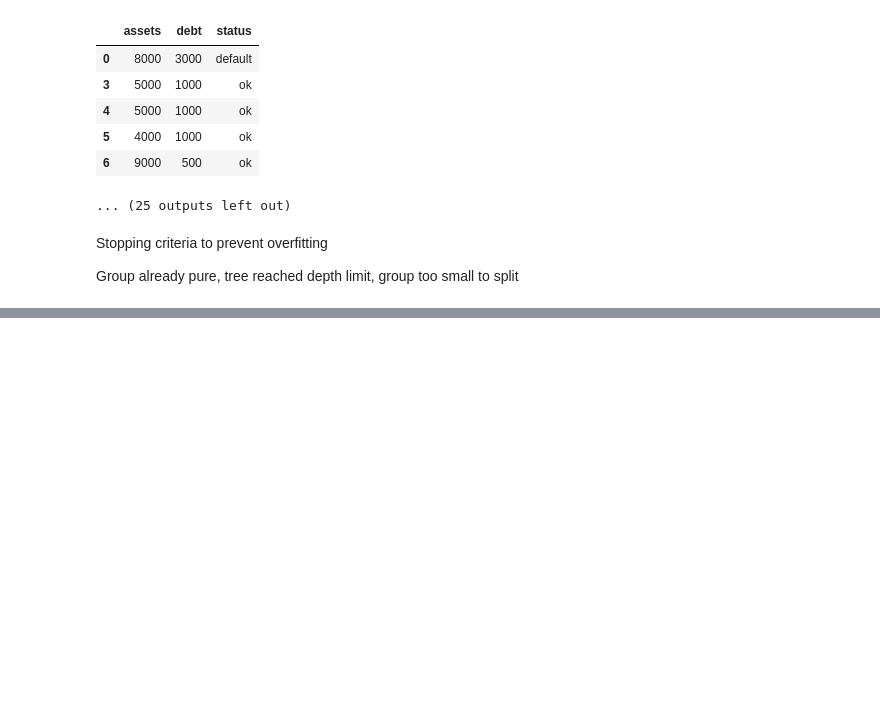
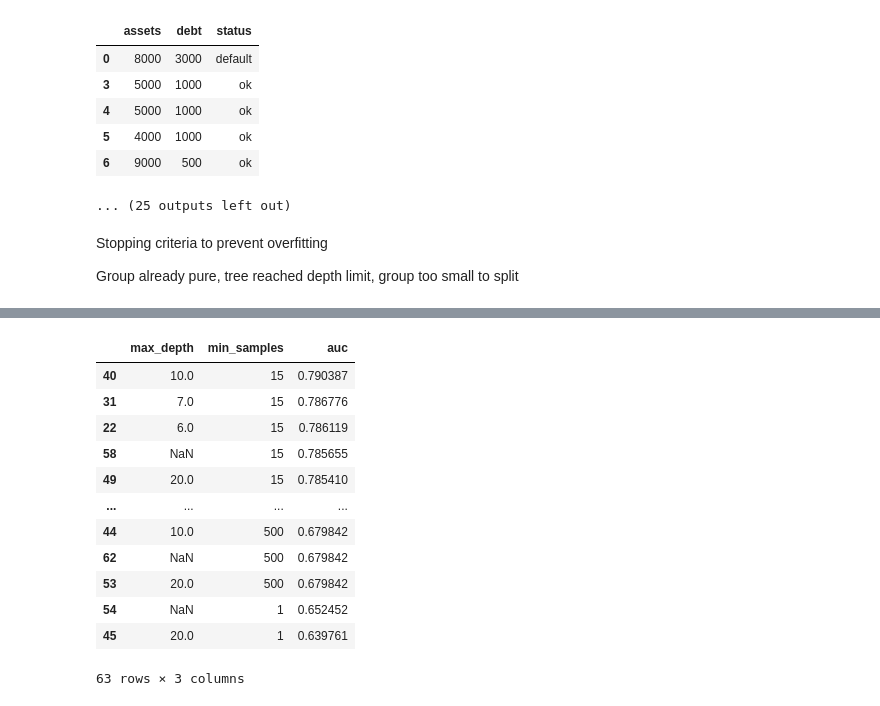
Before and after one commit to SchneiderSix/Machine-Learning---Zoomcamp, a Jupyter notebook: credit_risk_scoring.ipynb, the cells around one changed output, grey strips where cells are left out. Drawn from its saved outputs; the diff is of its cells as text; code cells hidden in the pictures; blank space fills up the shorter version.

```diff
--- a/credit_risk_scoring.ipynb
+++ b/credit_risk_scoring.ipynb
@@ -514,0 +571,16 @@ Group already pure, tree reached depth limit, group too small to split
+# %%
+df_scores.sort_values(by='auc', ascending=False)
+# %% [output]
+|  | max_depth | min_samples | auc |
+| 40 | 10.0 | 15 | 0.790387 |
+| 31 | 7.0 | 15 | 0.786776 |
+| 22 | 6.0 | 15 | 0.786119 |
+| 58 | NaN | 15 | 0.785655 |
+| 49 | 20.0 | 15 | 0.785410 |
+| ... | ... | ... | ... |
+| 44 | 10.0 | 500 | 0.679842 |
+| 62 | NaN | 500 | 0.679842 |
+| 53 | 20.0 | 500 | 0.679842 |
+| 54 | NaN | 1 | 0.652452 |
+| 45 | 20.0 | 1 | 0.639761 |
+63 rows × 3 columns
```
Also changed, not shown: parts of 9 cells of this notebook.
